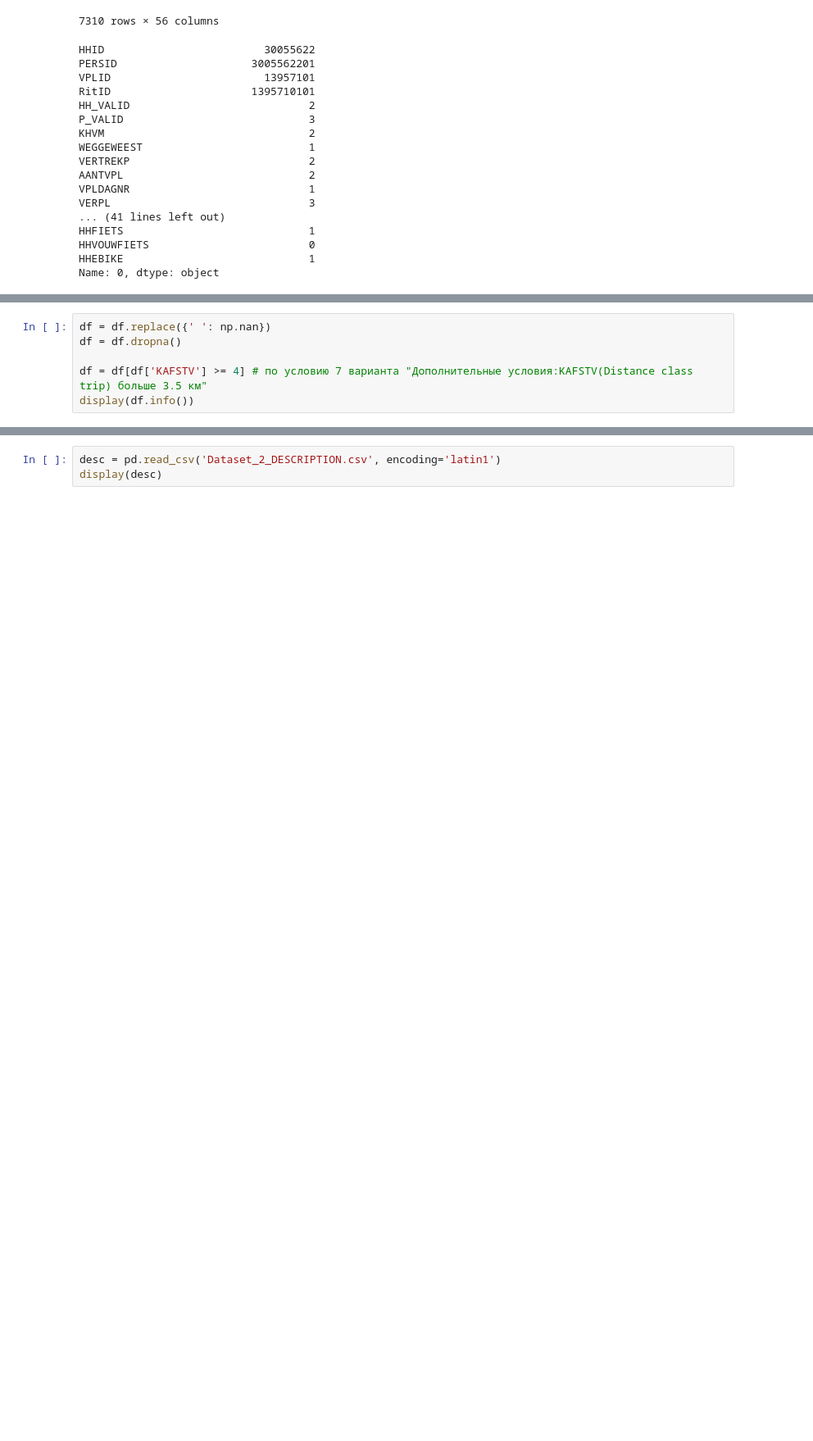
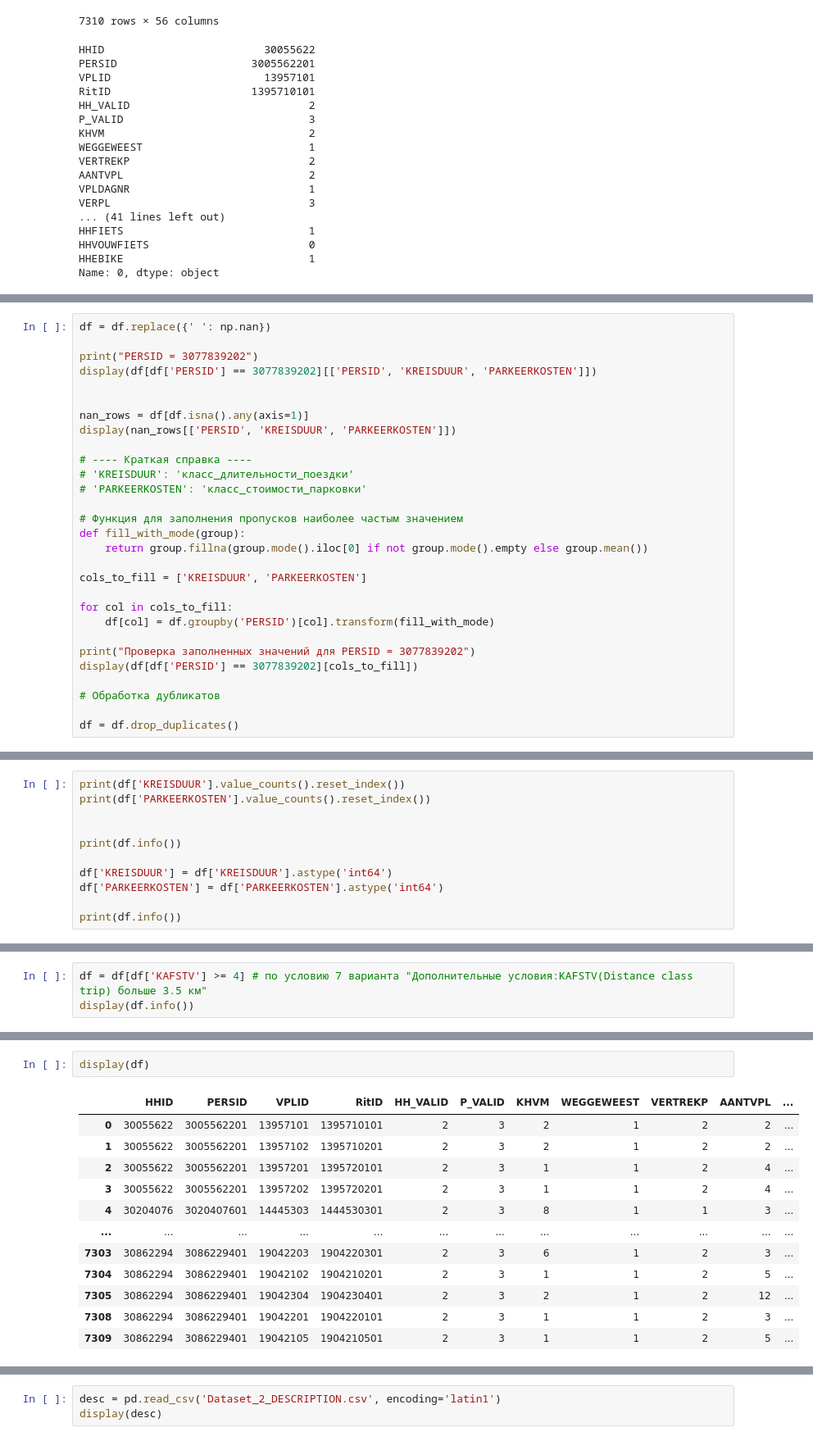
Before and after one commit to BogdanG888G/ML_Course_Work, a Jupyter notebook: course_wotk.ipynb, the cells around one changed output, grey strips where cells are left out. Shown at 82% size. Drawn from its saved outputs; the diff is of its cells as text; blank space fills up the shorter version.

```diff
--- a/course_wotk.ipynb
+++ b/course_wotk.ipynb
@@ -51,0 +62,29 @@ Name: 0, dtype: object
+# %%
+df = df.replace({' ': np.nan})
+
+print("PERSID = 3077839202")
+display(df[df['PERSID'] == 3077839202][['PERSID', 'KREISDUUR', 'PARKEERKOSTEN']])
+
+
+nan_rows = df[df.isna().any(axis=1)]
+display(nan_rows[['PERSID', 'KREISDUUR', 'PARKEERKOSTEN']])
+
+# ---- Краткая справка ----
+# 'KREISDUUR': 'класс_длительности_поездки'
+# 'PARKEERKOSTEN': 'класс_стоимости_парковки'
+
+# Функция для заполнения пропусков наиболее частым значением
+def fill_with_mode(group):
+    return group.fillna(group.mode().iloc[0] if not group.mode().empty else group.mean())
+
+cols_to_fill = ['KREISDUUR', 'PARKEERKOSTEN']
+
+for col in cols_to_fill:
+    df[col] = df.groupby('PERSID')[col].transform(fill_with_mode)
+
+print("Проверка заполненных значений для PERSID = 3077839202")
+display(df[df['PERSID'] == 3077839202][cols_to_fill])
+
+# Обработка дубликатов
+
+df = df.drop_duplicates()
@@ -51,0 +129,11 @@ Name: 0, dtype: object
+# %%
+print(df['KREISDUUR'].value_counts().reset_index())
+print(df['PARKEERKOSTEN'].value_counts().reset_index())
+
+
+print(df.info())
+
+df['KREISDUUR'] = df['KREISDUUR'].astype('int64')
+df['PARKEERKOSTEN'] = df['PARKEERKOSTEN'].astype('int64')
+
+print(df.info())
@@ -52,7 +160,4 @@ Name: 0, dtype: object
 # %%
-df = df.replace({' ': np.nan})
-df = df.dropna()
-
 df = df[df['KAFSTV'] >= 4] # по условию 7 варианта "Дополнительные условия:KAFSTV(Distance class trip) больше 3.5 км"
 display(df.info())
 # %% [output]
@@ -76,0 +191,15 @@ None
+# %%
+display(df)
+# %% [output]
+|  | HHID | PERSID | VPLID | RitID | HH_VALID | P_VALID | KHVM | WEGGEWEEST | VERTREKP | AANTVPL | ... |
+| 0 | 30055622 | 3005562201 | 13957101 | 1395710101 | 2 | 3 | 2 | 1 | 2 | 2 | ... |
+| 1 | 30055622 | 3005562201 | 13957102 | 1395710201 | 2 | 3 | 2 | 1 | 2 | 2 | ... |
+| 2 | 30055622 | 3005562201 | 13957201 | 1395720101 | 2 | 3 | 1 | 1 | 2 | 4 | ... |
+| 3 | 30055622 | 3005562201 | 13957202 | 1395720201 | 2 | 3 | 1 | 1 | 2 | 4 | ... |
+| 4 | 30204076 | 3020407601 | 14445303 | 1444530301 | 2 | 3 | 8 | 1 | 1 | 3 | ... |
+| ... | ... | ... | ... | ... | ... | ... | ... | ... | ... | ... | ... |
+| 7303 | 30862294 | 3086229401 | 19042203 | 1904220301 | 2 | 3 | 6 | 1 | 2 | 3 | ... |
+| 7304 | 30862294 | 3086229401 | 19042102 | 1904210201 | 2 | 3 | 1 | 1 | 2 | 5 | ... |
+| 7305 | 30862294 | 3086229401 | 19042304 | 1904230401 | 2 | 3 | 2 | 1 | 2 | 12 | ... |
+| 7308 | 30862294 | 3086229401 | 19042201 | 1904220101 | 2 | 3 | 1 | 1 | 2 | 3 | ... |
+| 7309 | 30862294 | 3086229401 | 19042105 | 1904210501 | 2 | 3 | 1 | 1 | 2 | 5 | ... |
```
Also changed, not shown: parts of 38 cells of this notebook.
